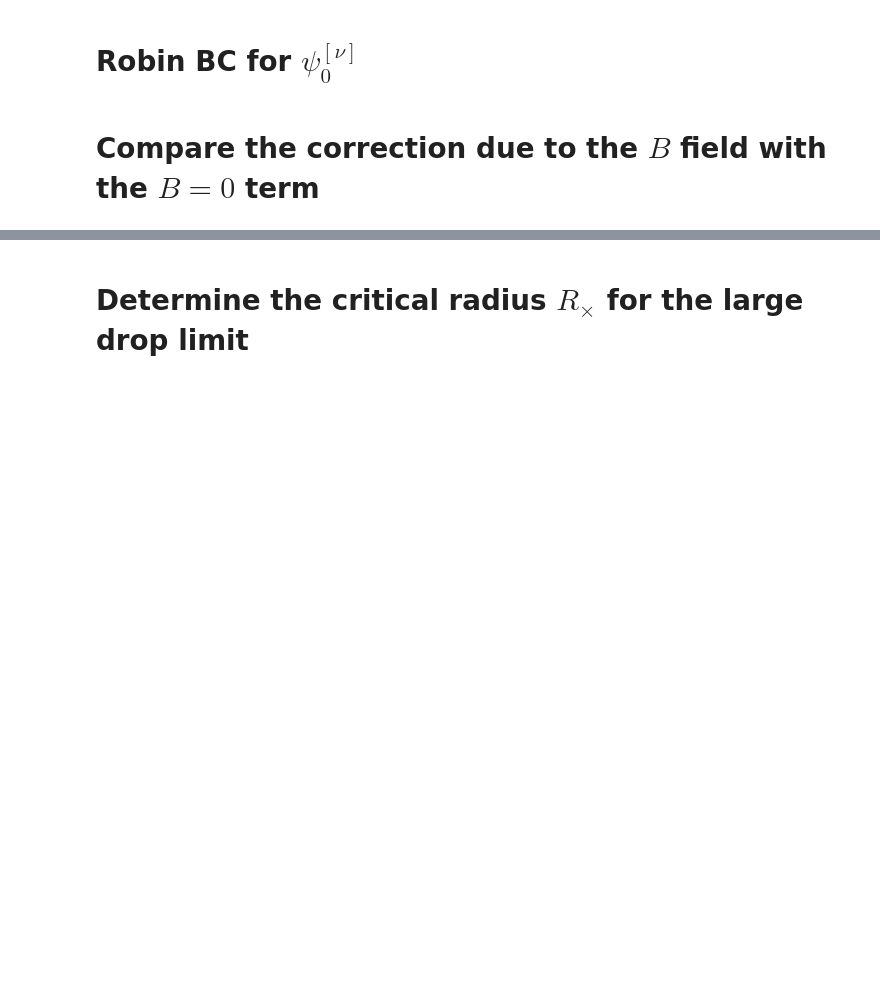
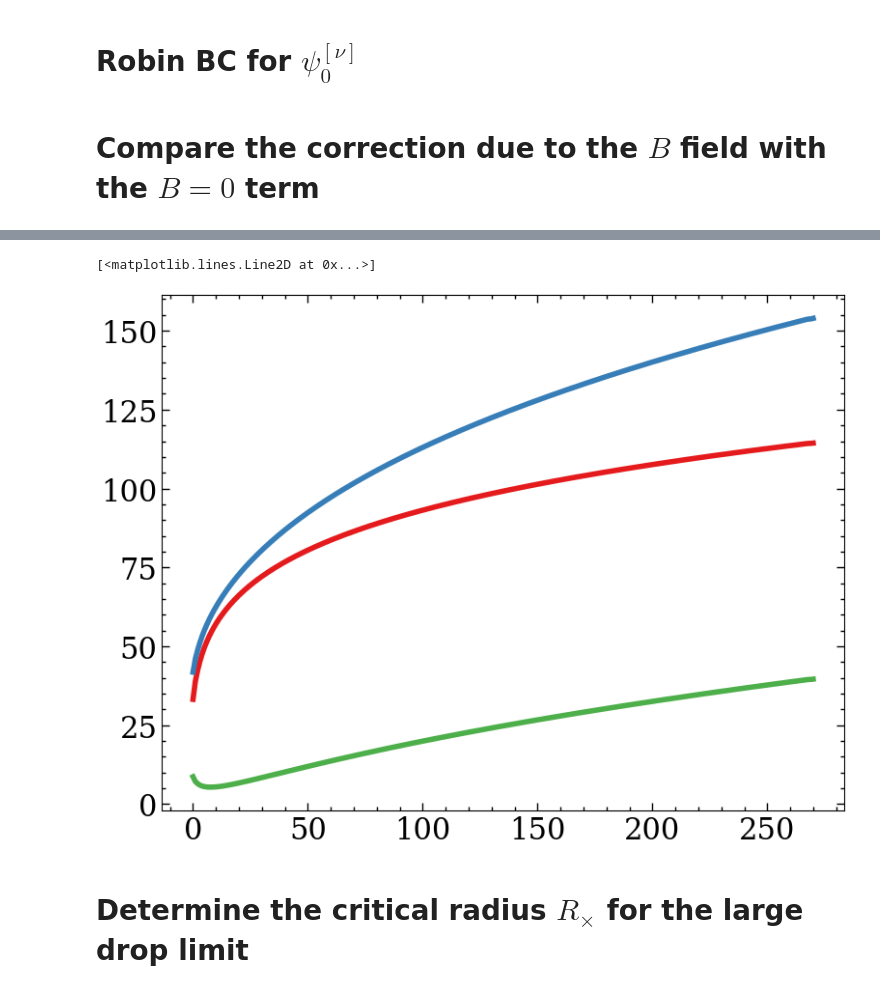
Before and after one commit to suanno/drop-dynamics, a Jupyter notebook: 2D analysis/integrals.ipynb, the cells around one changed output, grey strips where cells are left out. Drawn from its saved outputs; the diff is of its cells as text; code cells hidden in the pictures; blank space fills up the shorter version.

```diff
--- a/2D analysis/integrals.ipynb
+++ b/2D analysis/integrals.ipynb
@@ -62,3 +62,10 @@ plt.savefig('../deltaB_2Dnbc.pdf', bbox_inches='tight', dpi=300)
+# %%
+plt.plot(I2[i_branch:])
+plt.plot(I1[i_branch:])
+plt.plot(I[i_branch:])
+# %% [output]
+[<matplotlib.lines.Line2D at 0x...>]
+[figure, added]
 # %% [markdown]
 # Determine the critical radius $R_{\times}$ for the large drop limit
 # %%
```
Also changed, not shown: parts of 5 cells of this notebook, 8 other files.
